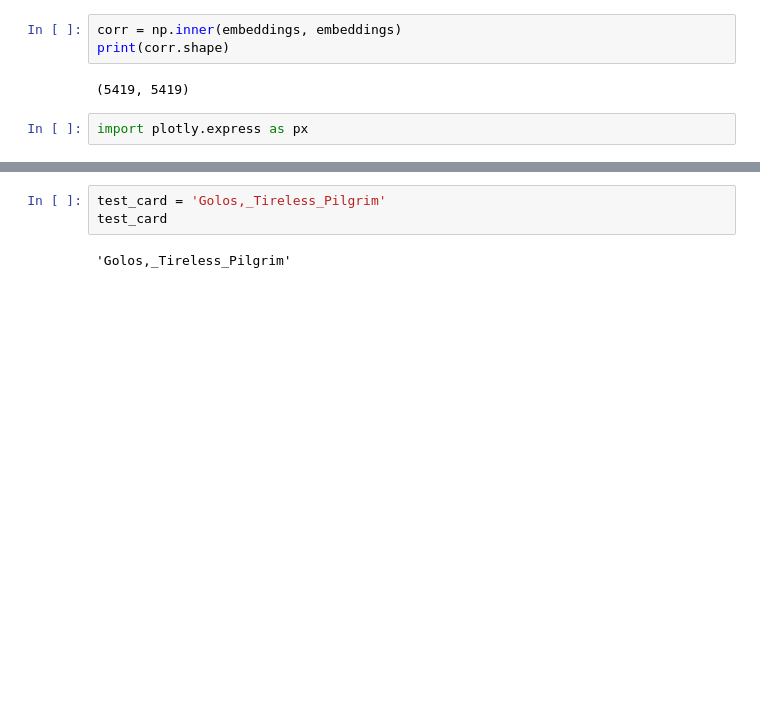
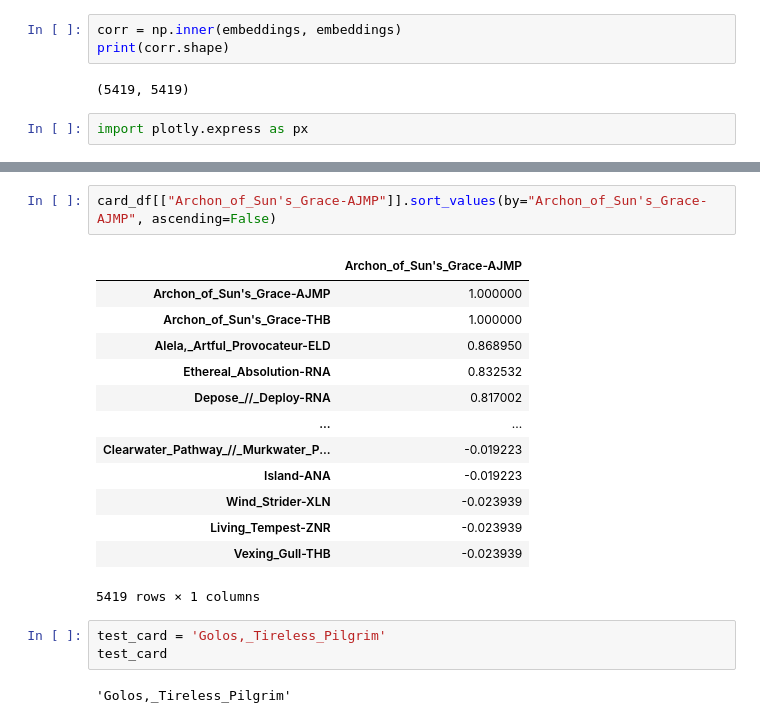
Before and after one commit to ledgerW/magicml, a Jupyter notebook: notebooks/mtgjson.ipynb, the cells around one changed output, grey strips where cells are left out. Cells and saved outputs as stored; diff of their text form; blank space fills up the shorter version.

```diff
--- a/notebooks/mtgjson.ipynb
+++ b/notebooks/mtgjson.ipynb
@@ -269,4 +269,20 @@ card_df.head()
 5 rows × 5419 columns
+# %%
+card_df[["Archon_of_Sun's_Grace-AJMP"]].sort_values(by="Archon_of_Sun's_Grace-AJMP", ascending=False)
+# %% [output]
+|  | Archon_of_Sun's_Grace-AJMP |
+| Archon_of_Sun's_Grace-AJMP | 1.000000 |
+| Archon_of_Sun's_Grace-THB | 1.000000 |
+| Alela,_Artful_Provocateur-ELD | 0.868950 |
+| Ethereal_Absolution-RNA | 0.832532 |
+| Depose_//_Deploy-RNA | 0.817002 |
+| ... | ... |
+| Clearwater_Pathway_//_Murkwater_P... | -0.019223 |
+| Island-ANA | -0.019223 |
+| Wind_Strider-XLN | -0.023939 |
+| Living_Tempest-ZNR | -0.023939 |
+| Vexing_Gull-THB | -0.023939 |
+5419 rows × 1 columns
 # %%
 test_card = 'Golos,_Tireless_Pilgrim'
 test_card
```
Also changed, not shown: parts of 4 cells of this notebook, 8 other files.
